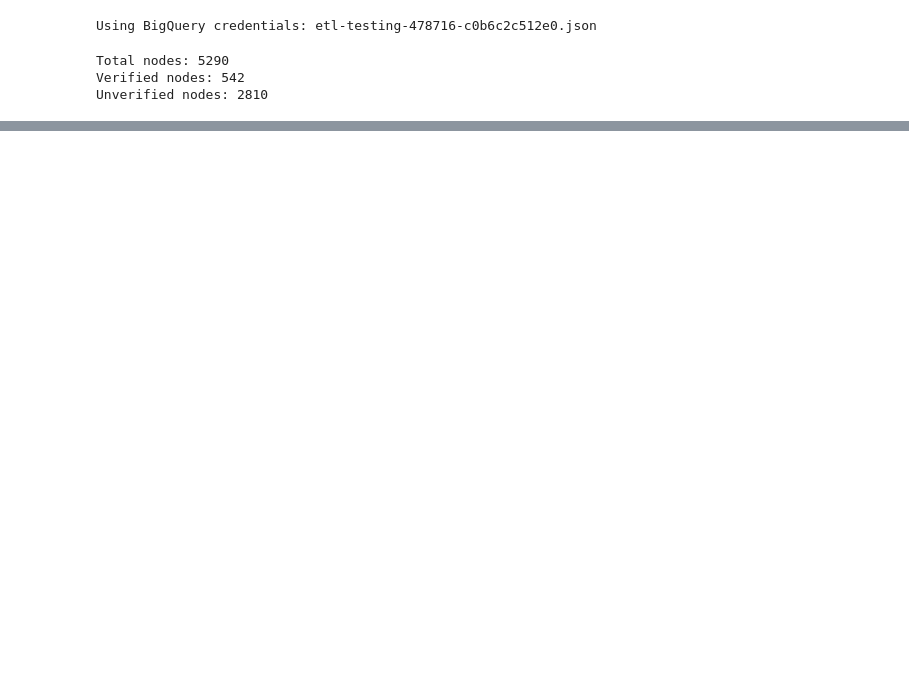
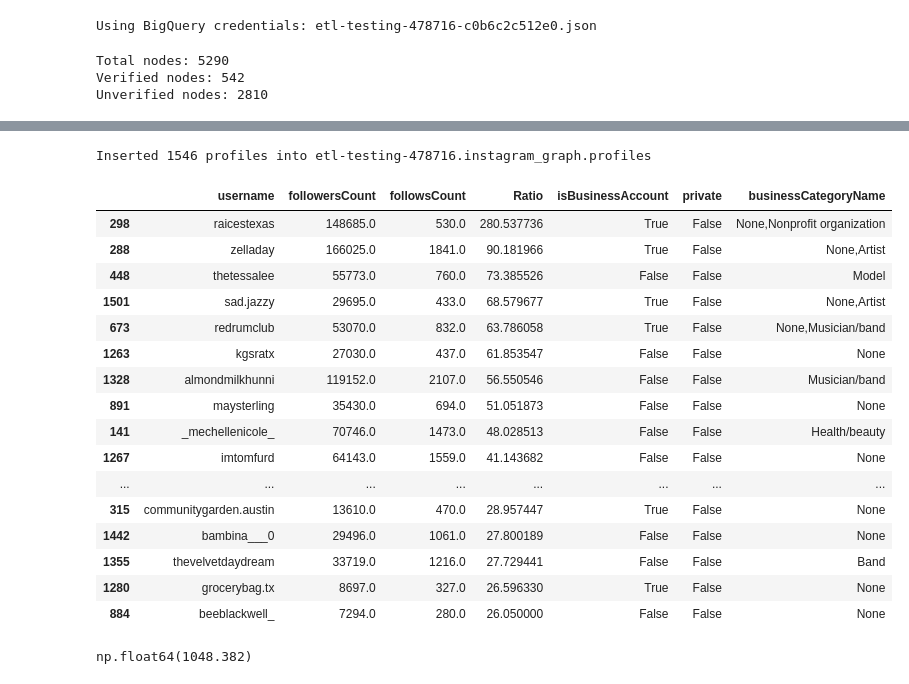
Before and after one commit to brandon841/insta_crawler, a Jupyter notebook: test.ipynb, the cells around one changed output, grey strips where cells are left out. Drawn from its saved outputs; the diff is of its cells as text; code cells hidden in the pictures; blank space fills up the shorter version.

```diff
--- a/test.ipynb
+++ b/test.ipynb
@@ -24,6 +24,19 @@ nodes_bq = client.query(nodes_query).to_dataframe()
 edges_bq = client.query(edges_query).to_dataframe()
 # %% [output]
 Using BigQuery credentials: etl-testing-478716-c0b6c2c512e0.json
+# %%
+#deduplicating nodes based on username and full_name
+nodes_dedup = nodes_bq.drop_duplicates(subset = ["username", "full_name"])
+
+#filter to public accounts only
+nodes_dedup_public = nodes_dedup[nodes_dedup['is_private'] == False].reset_index(drop=True)
+
+#getting lockett followers
+lockett_followers_list = edges_bq[edges_bq['target'] == 'locketfuxx']['source'].unique().tolist()
+
+nodes_dedup_public['is_lockett_follower'] = nodes_dedup_public['username'].apply(lambda x: x in lockett_followers_list)
+
+nodes_locket_follower = nodes_dedup_public[nodes_dedup_public['is_lockett_follower'] == True].reset_index(drop=True)
 # %%
 #deduplicating nodes based on username and full_name
 nodes_dedup = nodes_bq.drop_duplicates(subset = ["username", "full_name"])
@@ -49,6 +62,7 @@ import time
 import pandas as pd
 # %%
 print("Running the next step...")
-username_list = nodes_verified['username'].tolist()
+username_list = nodes_locket_follower['username'].tolist()
+print(f"Total usernames to crawl: {len(username_list)}")
 # %% [output]
 Running the next step...
@@ -60,4 +70,8 @@ Sample usernames: ['nickradphotog', 'endo.satine', 'itslunaaura', 'verylonely.sh
 # %%
+profiles = run_profile_crawl(username_list)
 
-profiles = run_profile_crawl(username_list_sample)
+#writing profiles to parquet file
+run_id = str(int(time.time()))
+profiles_df = pd.DataFrame(profiles)
+profiles_df.to_parquet(f"profiles_{run_id}.parquet", index=False)
 # %% [output]
@@ -81,13 +97,11 @@ Fetched profiles for 5 accounts
 # %%
 
 # Turning profiles into dataframe and saving as parquet file
-profiles_df = pd.DataFrame(profiles)
 profiles_df['Ratio'] = profiles_df['followersCount'] / profiles_df['followsCount'].replace(0, 1)  # Avoid division by zero
 # run_id = str(int(time.time()))
 # profiles_df.to_parquet(f"profiles_{run_id}.parquet", index=False)
 # print(f"Saved profiles with ratio as parquet file locally")
 
-print("Top 5 profiles by ratio and total followers:")
-top_profiles = profiles_df.sort_values(by=["Ratio", "followersCount"], ascending=False).head(5)
-print(top_profiles[["username", "followersCount", "followsCount", "Ratio"]])
+print("Top 20 profiles by ratio and total followers:")
+top_profiles = profiles_df.sort_values(by=["Ratio", "followersCount"], ascending=False).head(20)
 # %% [output]
@@ -101,3 +250,45 @@ Top 5 profiles by ratio and total followers:
+# %%
+
+
+# Create profiles table if it doesn't exist
+profiles_table = bigquery.Table(f"{dataset_id}.profiles", schema=profiles_schema)
+bq.create_table(profiles_table, exists_ok=True)
+
+# Insert profiles data into BigQuery
+job_config = bigquery.LoadJobConfig(
+    schema=profiles_schema,
+    write_disposition=bigquery.WriteDisposition.WRITE_TRUNCATE,
+)
+load_job = bq.load_table_from_dataframe(profiles_df, f"{dataset_id}.profiles", job_config=job_config)
+load_job.result()  # Wait for the job to complete
+print(f"Inserted {len(profiles_df)} profiles into {dataset_id}.profiles")
+# %% [output]
+Inserted 1546 profiles into etl-testing-478716.instagram_graph.profiles
+# %%
+
+top_profiles[["username", "followersCount", "followsCount", "Ratio", "isBusinessAccount", "private", "businessCategoryName"]]
+# %% [output]
+|  | username | followersCount | followsCount | Ratio | isBusinessAccount | private | businessCategoryName |
+| 298 | raicestexas | 148685.0 | 530.0 | 280.537736 | True | False | None,Nonprofit organization |
+| 288 | zelladay | 166025.0 | 1841.0 | 90.181966 | True | False | None,Artist |
+| 448 | thetessalee | 55773.0 | 760.0 | 73.385526 | False | False | Model |
+| 1501 | sad.jazzy | 29695.0 | 433.0 | 68.579677 | True | False | None,Artist |
+| 673 | redrumclub | 53070.0 | 832.0 | 63.786058 | True | False | None,Musician/band |
+| 1263 | kgsratx | 27030.0 | 437.0 | 61.853547 | False | False | None |
+| 1328 | almondmilkhunni | 119152.0 | 2107.0 | 56.550546 | False | False | Musician/band |
+| 891 | maysterling | 35430.0 | 694.0 | 51.051873 | False | False | None |
+| 141 | _mechellenicole_ | 70746.0 | 1473.0 | 48.028513 | False | False | Health/beauty |
+| 1267 | imtomfurd | 64143.0 | 1559.0 | 41.143682 | False | False | None |
+| ... | ... | ... | ... | ... | ... | ... | ... |
+| 315 | communitygarden.austin | 13610.0 | 470.0 | 28.957447 | True | False | None |
+| 1442 | bambina___0 | 29496.0 | 1061.0 | 27.800189 | False | False | None |
+| 1355 | thevelvetdaydream | 33719.0 | 1216.0 | 27.729441 | False | False | Band |
+| 1280 | grocerybag.tx | 8697.0 | 327.0 | 26.596330 | True | False | None |
+| 884 | beeblackwell_ | 7294.0 | 280.0 | 26.050000 | False | False | None |
+# %%
+top_profiles['followersCount'].sum() / 1000
+# %% [output]
+np.float64(1048.382)
 # %%
 #running crawl on selected accounts
 from main import store_to_bigquery
```
Also changed, not shown: parts of 16 cells of this notebook, 10 other files.
